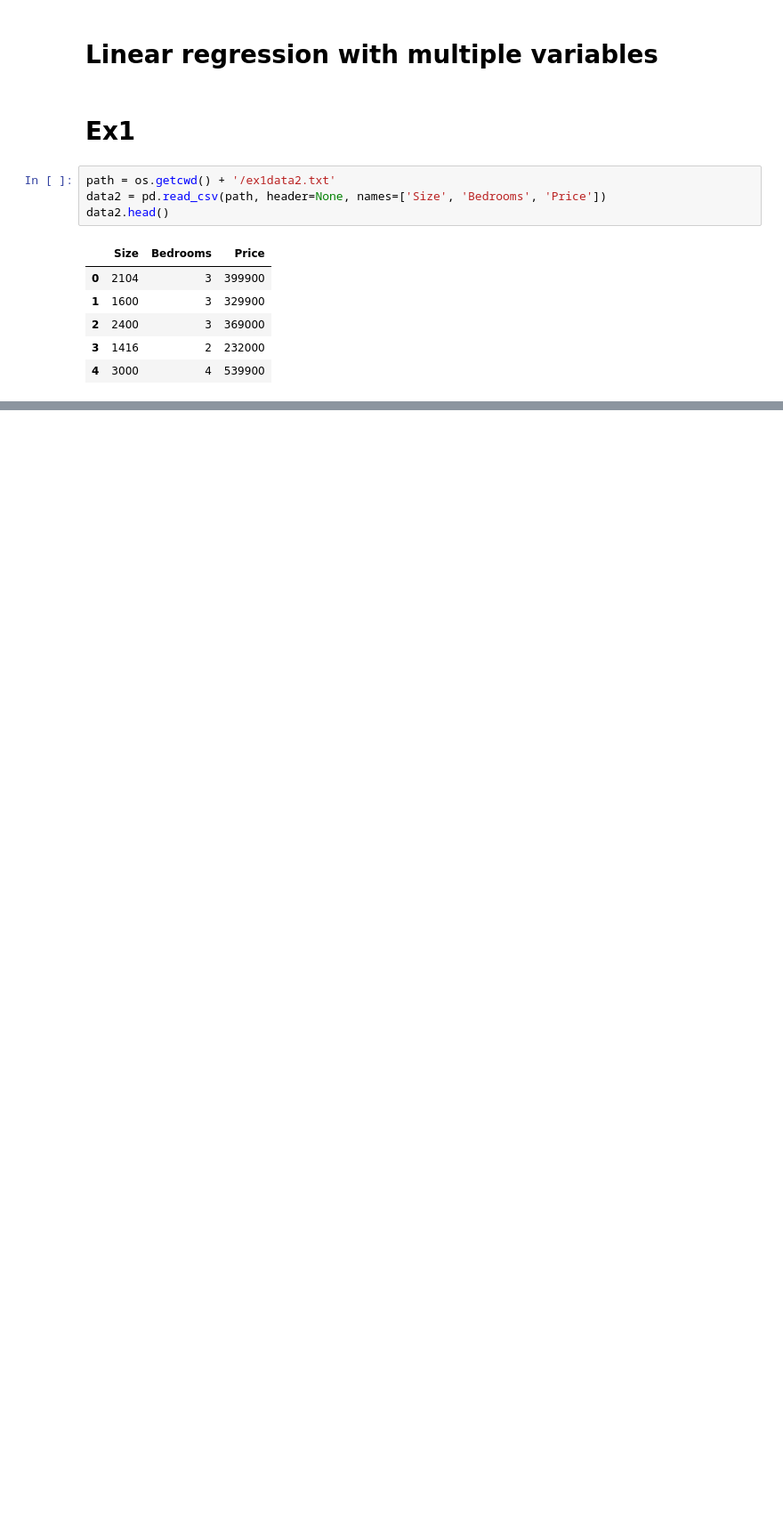
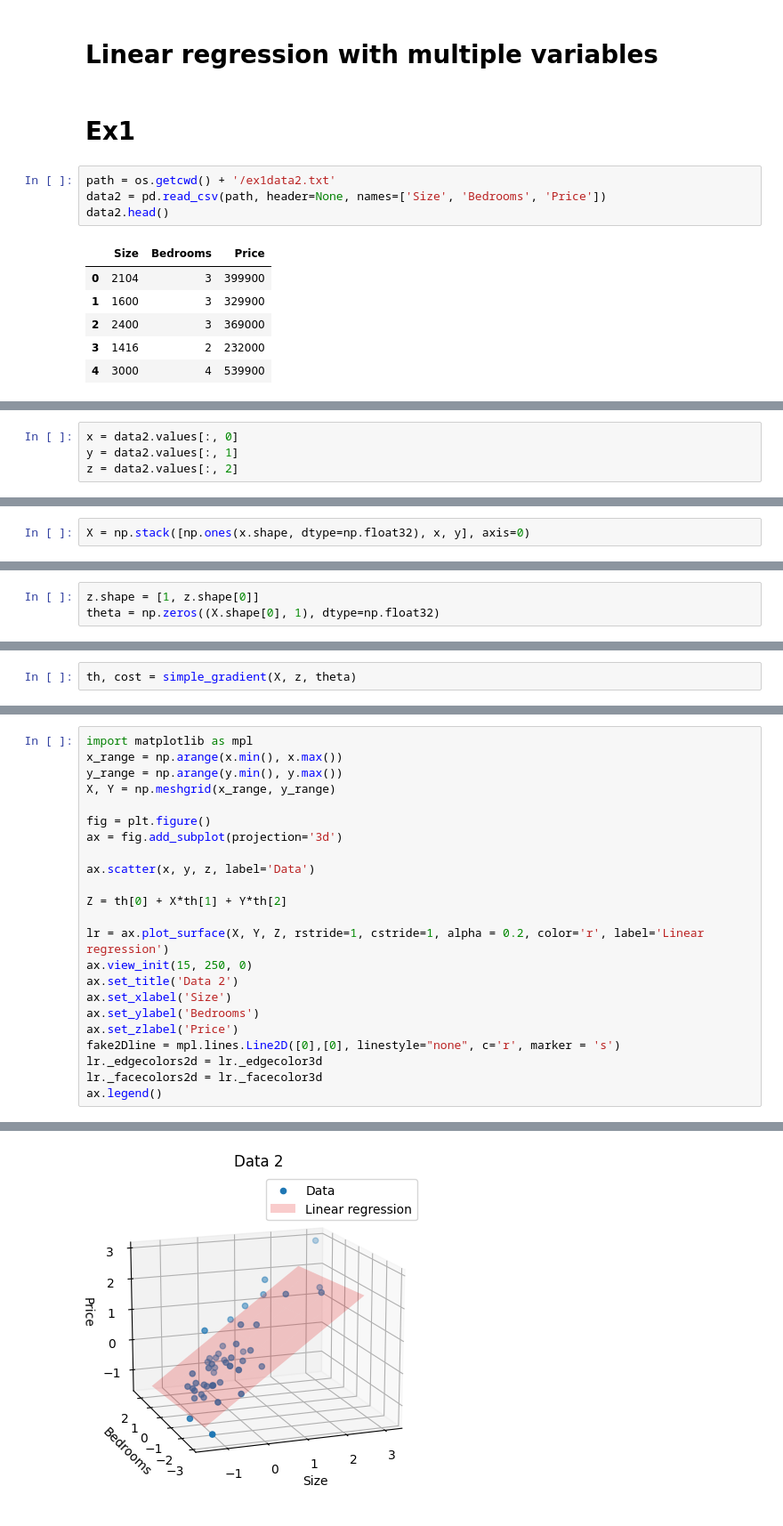
Before and after one commit to mkaniowski/machine_learning, a Jupyter notebook: Lab2/lab.ipynb, the cells around one changed output, grey strips where cells are left out. Shown at 89% size. Cells and saved outputs as stored; diff of their text form; blank space fills up the shorter version.

```diff
--- a/Lab2/lab.ipynb
+++ b/Lab2/lab.ipynb
@@ -122,0 +153,4 @@ data2.head()
+# %%
+x = data2.values[:, 0]
+y = data2.values[:, 1]
+z = data2.values[:, 2]
@@ -122,0 +159,2 @@ data2.head()
+# %%
+X = np.stack([np.ones(x.shape, dtype=np.float32), x, y], axis=0)
@@ -122,0 +163,3 @@ data2.head()
+# %%
+z.shape = [1, z.shape[0]]
+theta = np.zeros((X.shape[0], 1), dtype=np.float32)
@@ -122,0 +174,2 @@ data2.head()
+# %%
+th, cost = simple_gradient(X, z, theta)
@@ -122,0 +184,24 @@ data2.head()
+# %%
+import matplotlib as mpl
+x_range = np.arange(x.min(), x.max())
+y_range = np.arange(y.min(), y.max())
+X, Y = np.meshgrid(x_range, y_range)
+
+fig = plt.figure()
+ax = fig.add_subplot(projection='3d')
+
+ax.scatter(x, y, z, label='Data')
+
+Z = th[0] + X*th[1] + Y*th[2]
+
+lr = ax.plot_surface(X, Y, Z, rstride=1, cstride=1, alpha = 0.2, color='r', label='Linear regression')
+ax.view_init(15, 250, 0)
+ax.set_title('Data 2')
+ax.set_xlabel('Size')
+ax.set_ylabel('Bedrooms')
+ax.set_zlabel('Price')
+fake2Dline = mpl.lines.Line2D([0],[0], linestyle="none", c='r', marker = 's')
+lr._edgecolors2d = lr._edgecolor3d
+lr._facecolors2d = lr._facecolor3d
+ax.legend()
+# %% [output]
@@ -122,0 +209 @@ data2.head()
+[figure, added]
```
Also changed, not shown: parts of 12 cells of this notebook.
